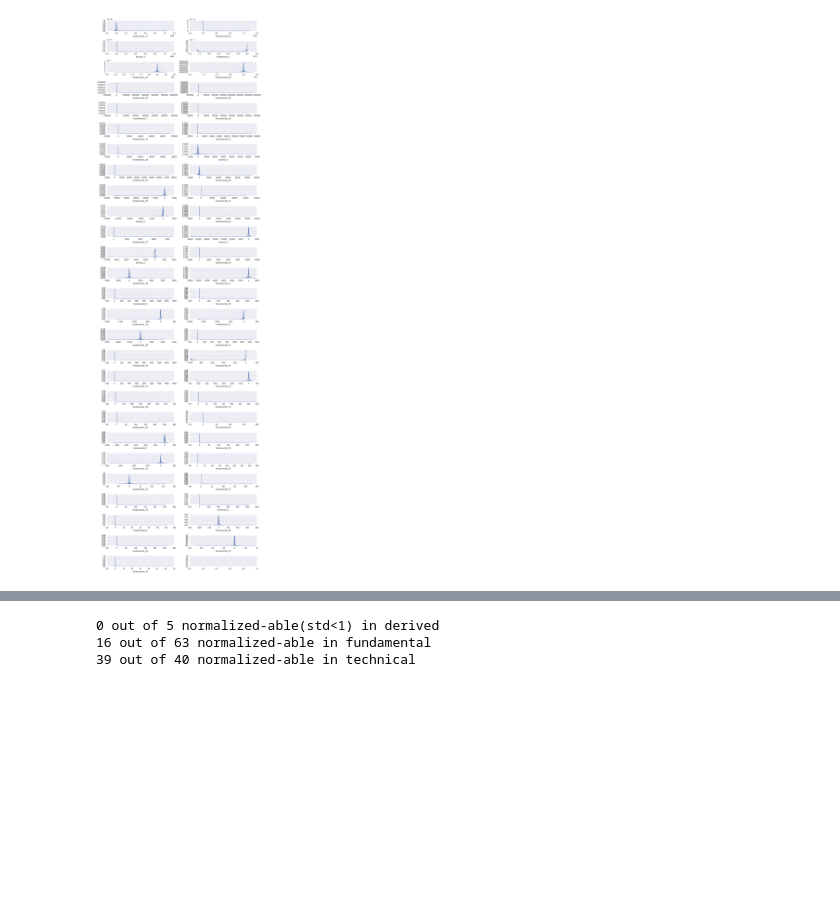
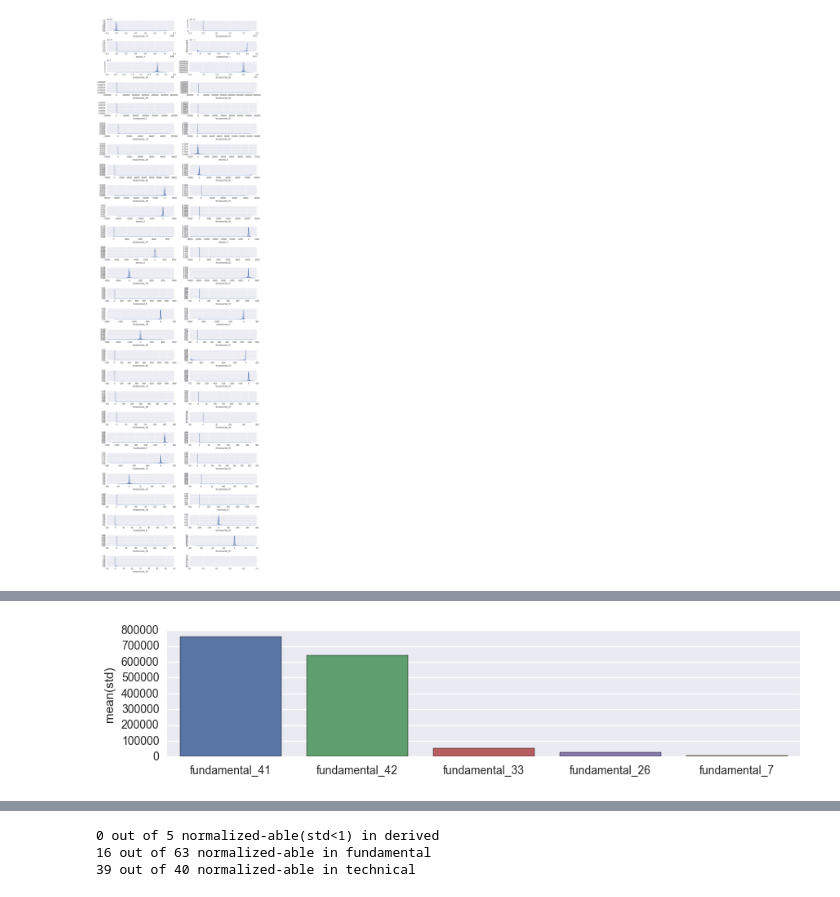
Before and after one commit to MiyainNYC/two-sigma-data-challenge, a Jupyter notebook: raw_script.ipynb, the cells around one changed output, grey strips where cells are left out. Cells and saved outputs as stored; diff of their text form; code cells hidden in the pictures; blank space fills up the shorter version.

```diff
--- a/raw_script.ipynb
+++ b/raw_script.ipynb
@@ -96,0 +116,5 @@ plt.tight_layout()
+# %%
+plt.figure(figsize=(10,2))
+g = sns.barplot(x = stats_pd.sort_values(by = 'std',ascending=False).index[4:9],y = stats_pd.sort_values(by = 'std',ascending=False)['std'][4:9])
+# %% [output]
+[figure, added]
```
Also changed, not shown: parts of 11 cells of this notebook.
